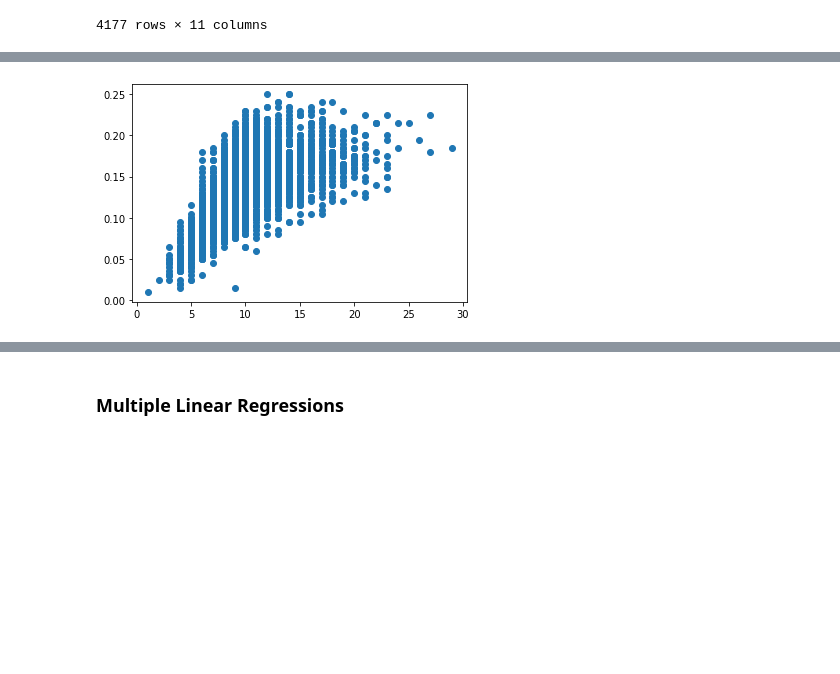
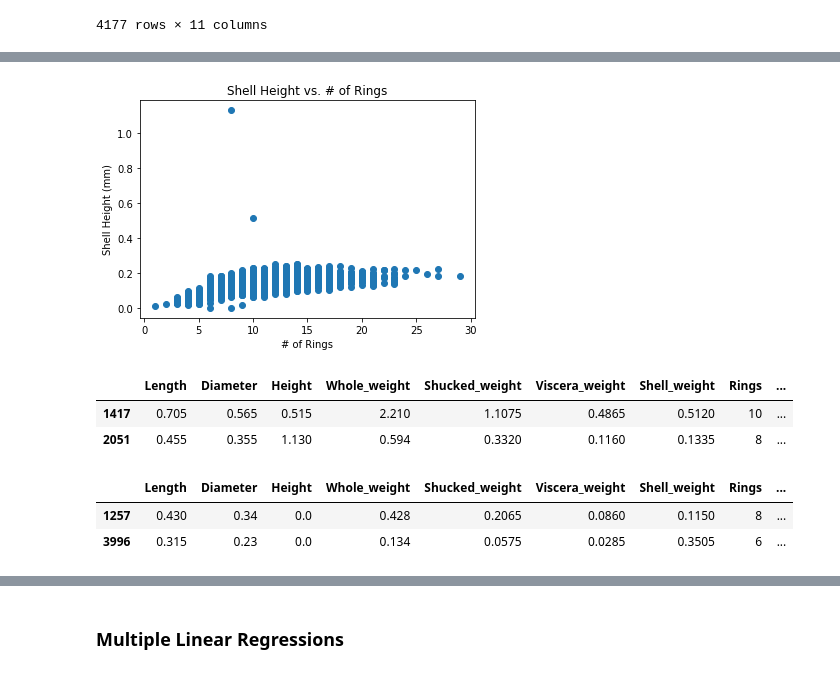
Before and after one commit to d0rtilla/AbaloneAgePredictionProject, a Jupyter notebook: Abalone_Age_Prediction.ipynb, the cells around one changed output, grey strips where cells are left out. Cells and saved outputs as stored; diff of their text form; code cells hidden in the pictures; blank space fills up the shorter version.

```diff
--- a/Abalone_Age_Prediction.ipynb
+++ b/Abalone_Age_Prediction.ipynb
@@ -198,12 +149,29 @@ plt.show()
+# %%
+# Graph the distribution of Heights
+height = df["Height"]
+
+plt.scatter(x, height)
+plt.title("Shell Height vs. # of Rings")
+plt.xlabel("# of Rings")
+plt.ylabel("Shell Height (mm)")
+plt.show()
+# %% [output]
+[figure, added]
+# %%
+# Isolating the two samples that have heights greater than 0.4 (far above the rest of the distribution)
+df.loc[df["Height"] > 0.4]
+# %% [output]
+|  | Length | Diameter | Height | Whole_weight | Shucked_weight | Viscera_weight | Shell_weight | Rings | ... |
+| 1417 | 0.705 | 0.565 | 0.515 | 2.210 | 1.1075 | 0.4865 | 0.5120 | 10 | ... |
+| 2051 | 0.455 | 0.355 | 1.130 | 0.594 | 0.3320 | 0.1160 | 0.1335 | 8 | ... |
+# %%
+# Isolating the two samples that have a height of 0
+df.loc[df["Height"] == 0]
+# %% [output]
+|  | Length | Diameter | Height | Whole_weight | Shucked_weight | Viscera_weight | Shell_weight | Rings | ... |
+| 1257 | 0.430 | 0.34 | 0.0 | 0.428 | 0.2065 | 0.0860 | 0.1150 | 8 | ... |
+| 3996 | 0.315 | 0.23 | 0.0 | 0.134 | 0.0575 | 0.0285 | 0.3505 | 6 | ... |
 # %%
 # Create new dataframe without outliers
 
 df_no_outliers = df.drop(index = [1417, 2051, 1257, 3996])
-# %%
-x_no = df_no_outliers["Rings"]
-height_no = df_no_outliers["Height"]
-
-plt.scatter(x_no, height_no)
-plt.show()
-# %% [output]
-[figure, removed]
```
Also changed, not shown: parts of 20 cells of this notebook.
